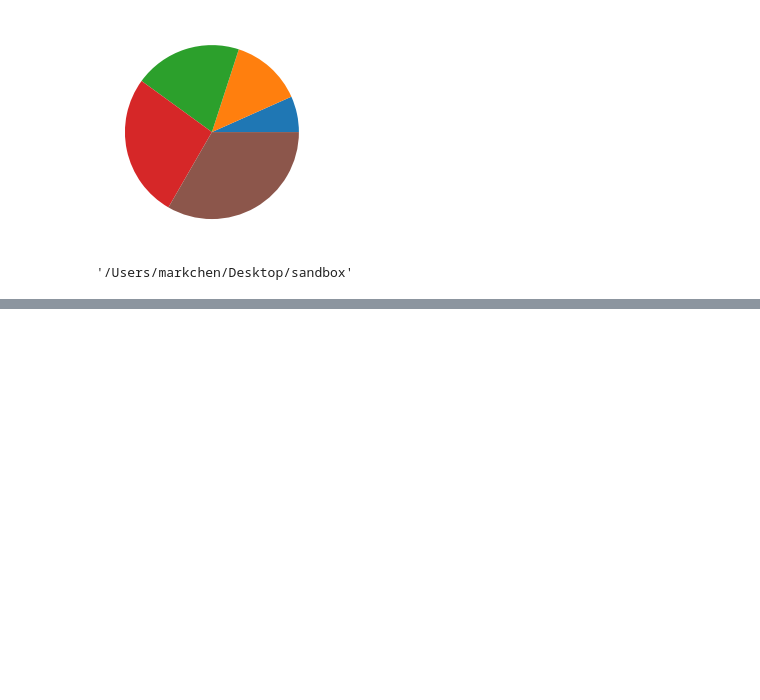
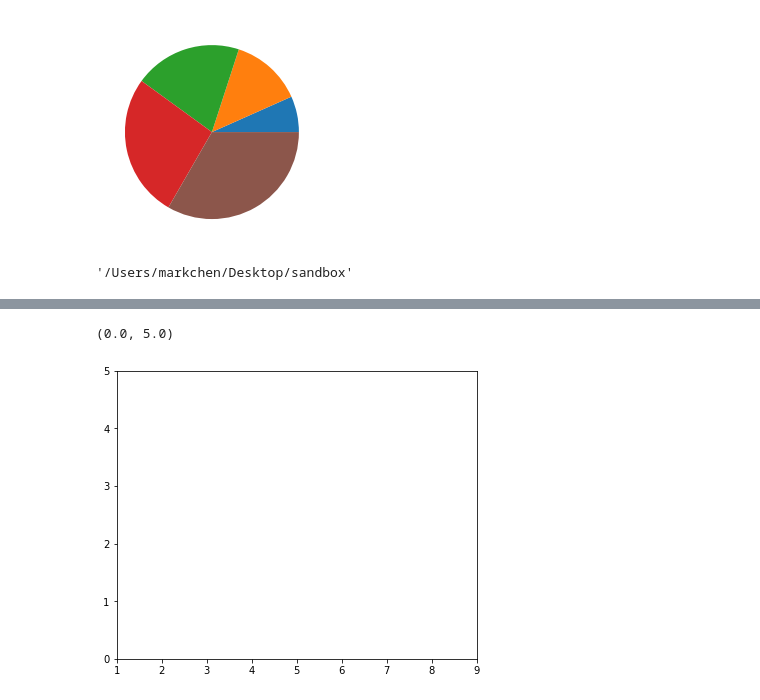
Before and after one commit to marko-polo-cheno/sandbox, a Jupyter notebook: printouts.ipynb, the cells around one changed output, grey strips where cells are left out. Cells and saved outputs as stored; diff of their text form; code cells hidden in the pictures; blank space fills up the shorter version.

```diff
--- a/printouts.ipynb
+++ b/printouts.ipynb
@@ -77,0 +102,9 @@ plt.pie(x)
+# %%
+fig = plt.figure()
+ax = fig.add_axes([.1,.1,1,1])
+
+ax.set_xlim([1,9])
+ax.set_ylim([0,5])
+# %% [output]
+(0.0, 5.0)
+[figure, added]
```
Also changed, not shown: parts of 20 cells of this notebook.
